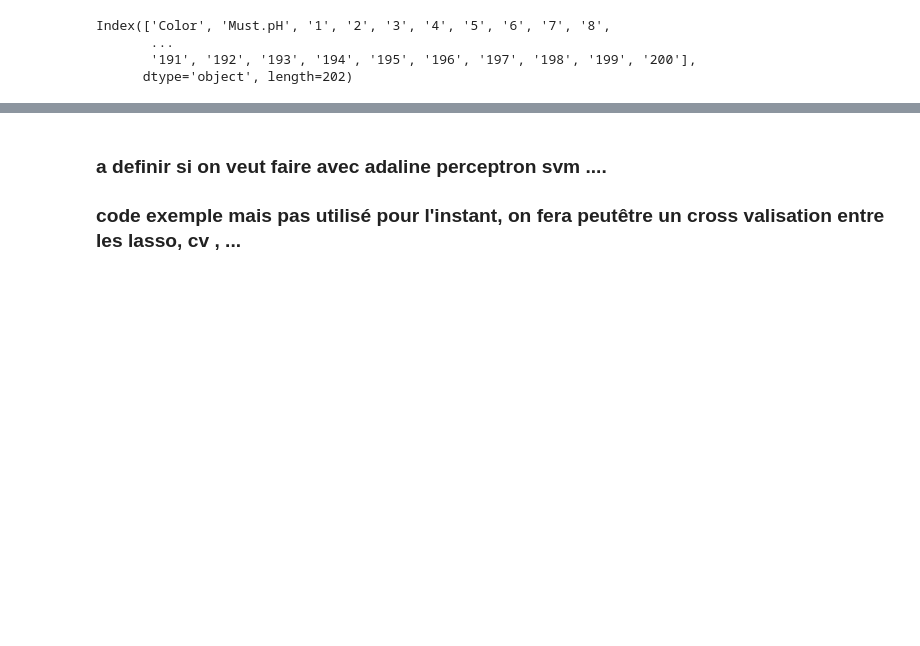
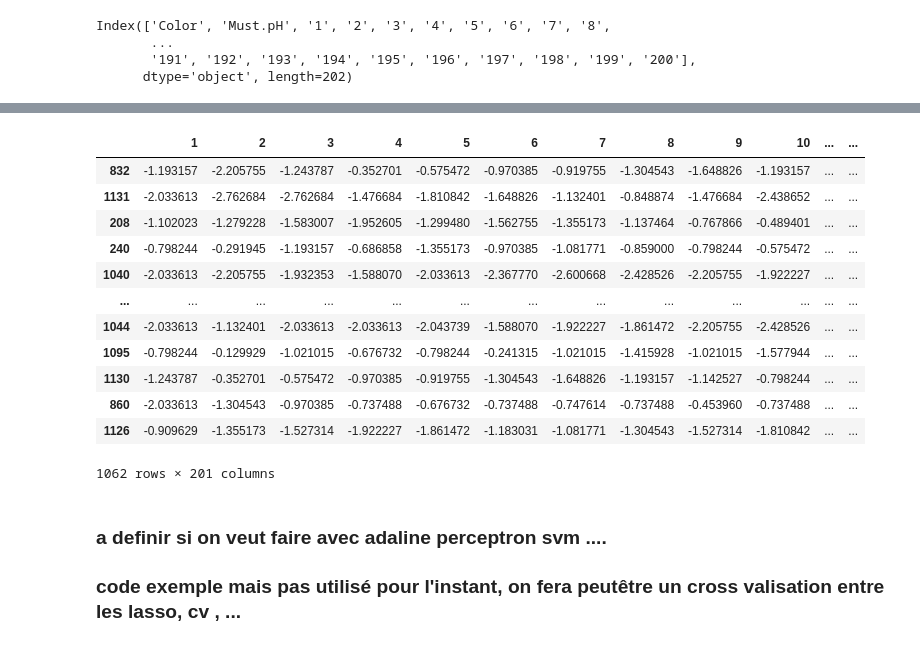
Before and after one commit to ameliemelo/projet_wine, a Jupyter notebook: augustin.ipynb, the cells around one changed output, grey strips where cells are left out. Cells and saved outputs as stored; diff of their text form; code cells hidden in the pictures; blank space fills up the shorter version.

```diff
--- a/augustin.ipynb
+++ b/augustin.ipynb
@@ -250,3 +232,28 @@ X = copie[colonnes].values
+# %%
+from sklearn.preprocessing import StandardScaler
+
+scaler = StandardScaler()
+scaler.fit(X_train[list(temperatures.columns)].values.ravel().reshape(-1, 1))
+
+for col in temperatures.columns:
+    X_train[col] = scaler.transform(X_train[[col]])
+    X_test[col] = scaler.transform(X_test[[col]])
+
+X_train
+# %% [output]
+|  | 1 | 2 | 3 | 4 | 5 | 6 | 7 | 8 | 9 | 10 | ... | ... |
+| 832 | -1.193157 | -2.205755 | -1.243787 | -0.352701 | -0.575472 | -0.970385 | -0.919755 | -1.304543 | -1.648826 | -1.193157 | ... | ... |
+| 1131 | -2.033613 | -2.762684 | -2.762684 | -1.476684 | -1.810842 | -1.648826 | -1.132401 | -0.848874 | -1.476684 | -2.438652 | ... | ... |
+| 208 | -1.102023 | -1.279228 | -1.583007 | -1.952605 | -1.299480 | -1.562755 | -1.355173 | -1.137464 | -0.767866 | -0.489401 | ... | ... |
+| 240 | -0.798244 | -0.291945 | -1.193157 | -0.686858 | -1.355173 | -0.970385 | -1.081771 | -0.859000 | -0.798244 | -0.575472 | ... | ... |
+| 1040 | -2.033613 | -2.205755 | -1.932353 | -1.588070 | -2.033613 | -2.367770 | -2.600668 | -2.428526 | -2.205755 | -1.922227 | ... | ... |
+| ... | ... | ... | ... | ... | ... | ... | ... | ... | ... | ... | ... | ... |
+| 1044 | -2.033613 | -1.132401 | -2.033613 | -2.033613 | -2.043739 | -1.588070 | -1.922227 | -1.861472 | -2.205755 | -2.428526 | ... | ... |
+| 1095 | -0.798244 | -0.129929 | -1.021015 | -0.676732 | -0.798244 | -0.241315 | -1.021015 | -1.415928 | -1.021015 | -1.577944 | ... | ... |
+| 1130 | -1.243787 | -0.352701 | -0.575472 | -0.970385 | -0.919755 | -1.304543 | -1.648826 | -1.193157 | -1.142527 | -0.798244 | ... | ... |
+| 860 | -2.033613 | -1.304543 | -0.970385 | -0.737488 | -0.676732 | -0.737488 | -0.747614 | -0.737488 | -0.453960 | -0.737488 | ... | ... |
+| 1126 | -0.909629 | -1.355173 | -1.527314 | -1.922227 | -1.861472 | -1.183031 | -1.081771 | -1.304543 | -1.527314 | -1.810842 | ... | ... |
+1062 rows × 201 columns
 # %% [markdown]
 ### a definir si on veut faire avec adaline perceptron svm ....
 ### code exemple mais pas utilisé pour l'instant, on fera peutêtre un cross valisation entre les lasso, cv , ...
```
Also changed, not shown: parts of 18 cells of this notebook.
